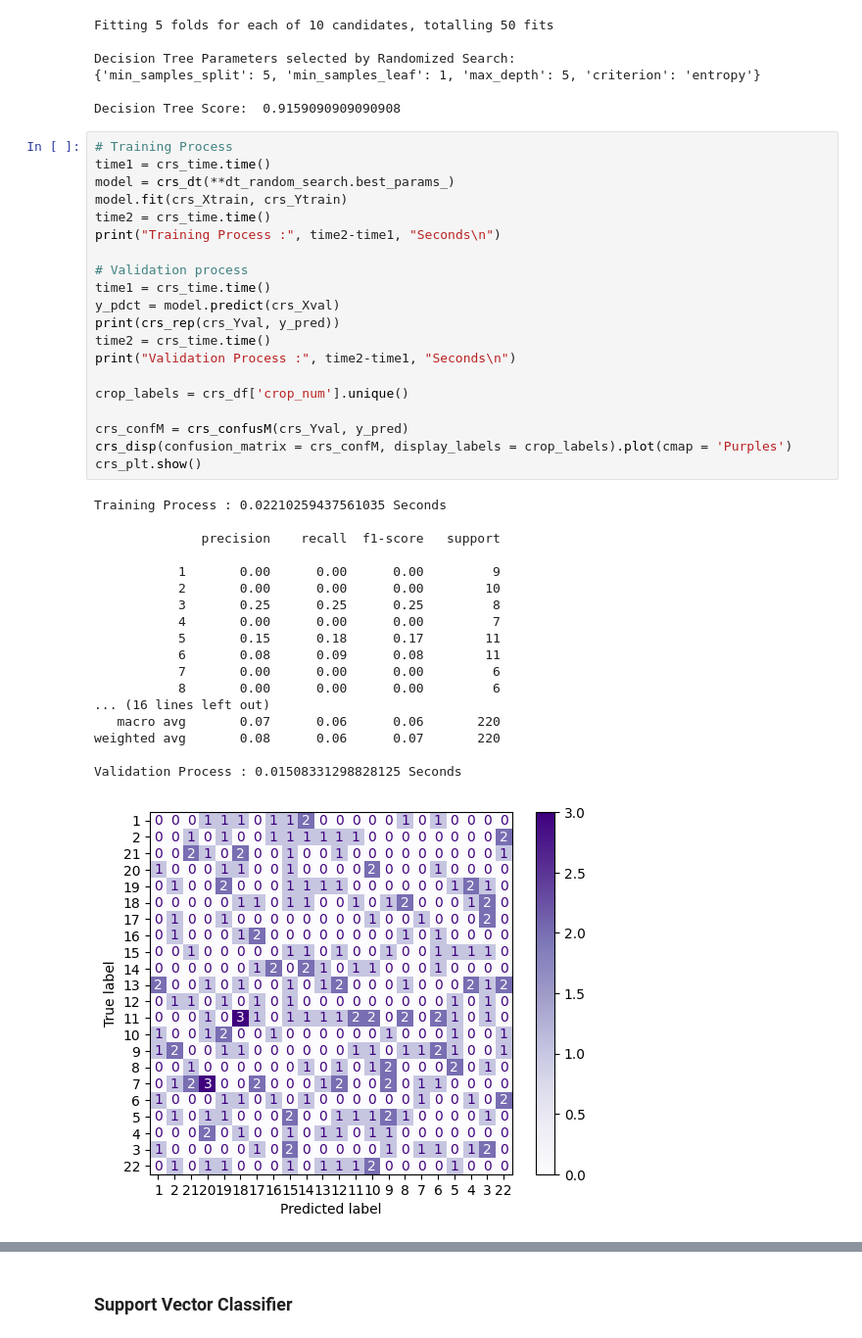
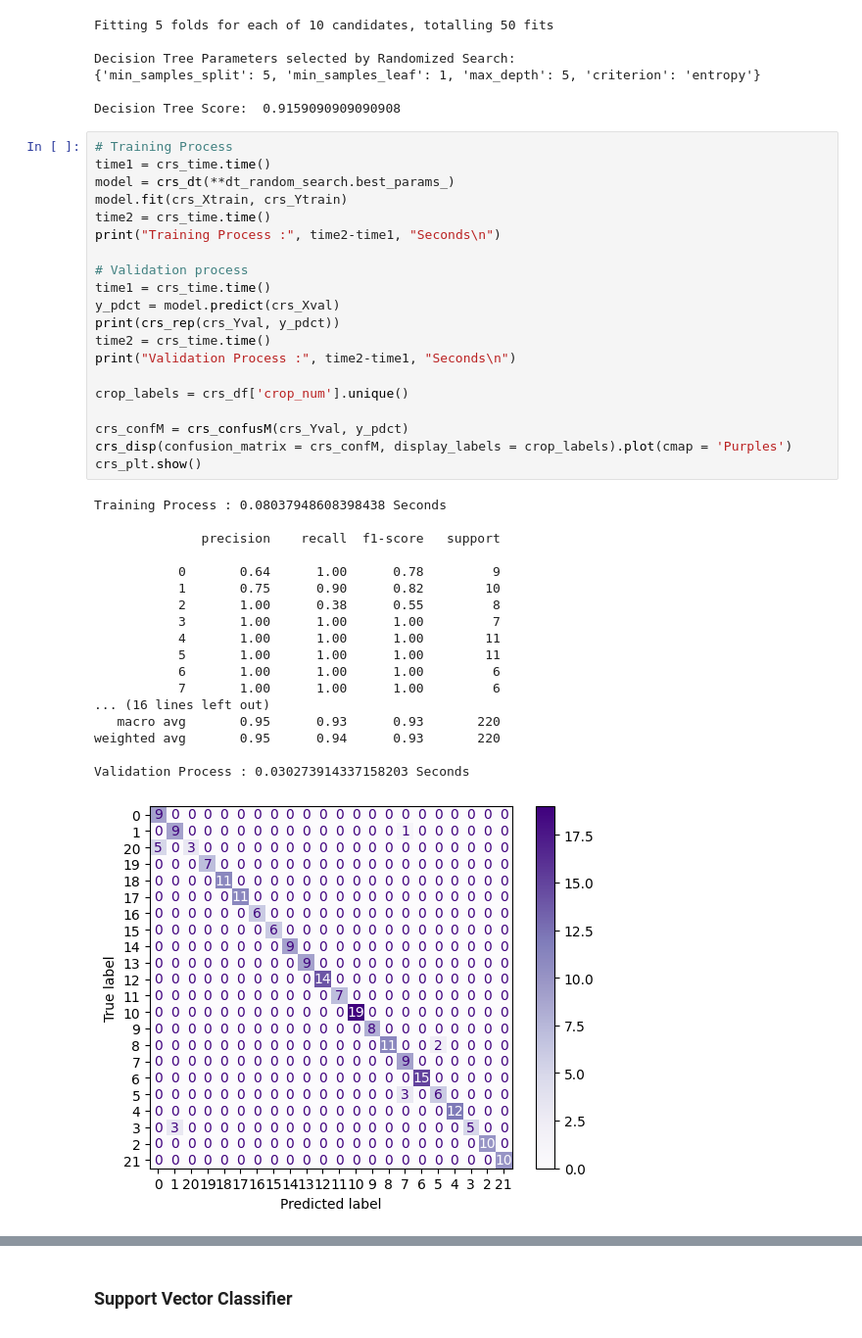
Before and after one commit to siyaboban/Crop-recommendation, a Jupyter notebook: Crop__recommendation_code_Final.ipynb, the cells around one changed output, grey strips where cells are left out. Shown at 98% size. Saved outputs shown, nothing was run; the diff lists cells and outputs as text.

```diff
--- a/Crop__recommendation_code_Final.ipynb
+++ b/Crop__recommendation_code_Final.ipynb
@@ -397,42 +397,42 @@ Decision Tree Score:  0.9159090909090908
 # %%
 # Training Process
 time1 = crs_time.time()
 model = crs_dt(**dt_random_search.best_params_)
 model.fit(crs_Xtrain, crs_Ytrain)
 time2 = crs_time.time()
 print("Training Process :", time2-time1, "Seconds\n")
 
 # Validation process
 time1 = crs_time.time()
 y_pdct = model.predict(crs_Xval)
-print(crs_rep(crs_Yval, y_pred))
+print(crs_rep(crs_Yval, y_pdct))
 time2 = crs_time.time()
 print("Validation Process :", time2-time1, "Seconds\n")
 
 crop_labels = crs_df['crop_num'].unique()
 
-crs_confM = crs_confusM(crs_Yval, y_pred)
+crs_confM = crs_confusM(crs_Yval, y_pdct)
 crs_disp(confusion_matrix = crs_confM, display_labels = crop_labels).plot(cmap = 'Purples')
 crs_plt.show()
 # %% [output]
-Training Process : 0.02210259437561035 Seconds
+Training Process : 0.08037948608398438 Seconds
 
               precision    recall  f1-score   support
 
-           1       0.00      0.00      0.00         9
-           2       0.00      0.00      0.00        10
-           3       0.25      0.25      0.25         8
-           4       0.00      0.00      0.00         7
-           5       0.15      0.18      0.17        11
-           6       0.08      0.09      0.08        11
-           7       0.00      0.00      0.00         6
-           8       0.00      0.00      0.00         6
+           0       0.64      1.00      0.78         9
+           1       0.75      0.90      0.82        10
+           2       1.00      0.38      0.55         8
+           3       1.00      1.00      1.00         7
+           4       1.00      1.00      1.00        11
+           5       1.00      1.00      1.00        11
+           6       1.00      1.00      1.00         6
+           7       1.00      1.00      1.00         6
 ... (16 lines left out)
-   macro avg       0.07      0.06      0.06       220
-weighted avg       0.08      0.06      0.07       220
+   macro avg       0.95      0.93      0.93       220
+weighted avg       0.95      0.94      0.93       220
 
-Validation Process : 0.01508331298828125 Seconds
+Validation Process : 0.030273914337158203 Seconds
-[figure, old version]
+[figure, new version]
 # %%
 # Testing Process
 time1 = crs_time.time()
```
Also changed, not shown: parts of 7 cells of this notebook.
